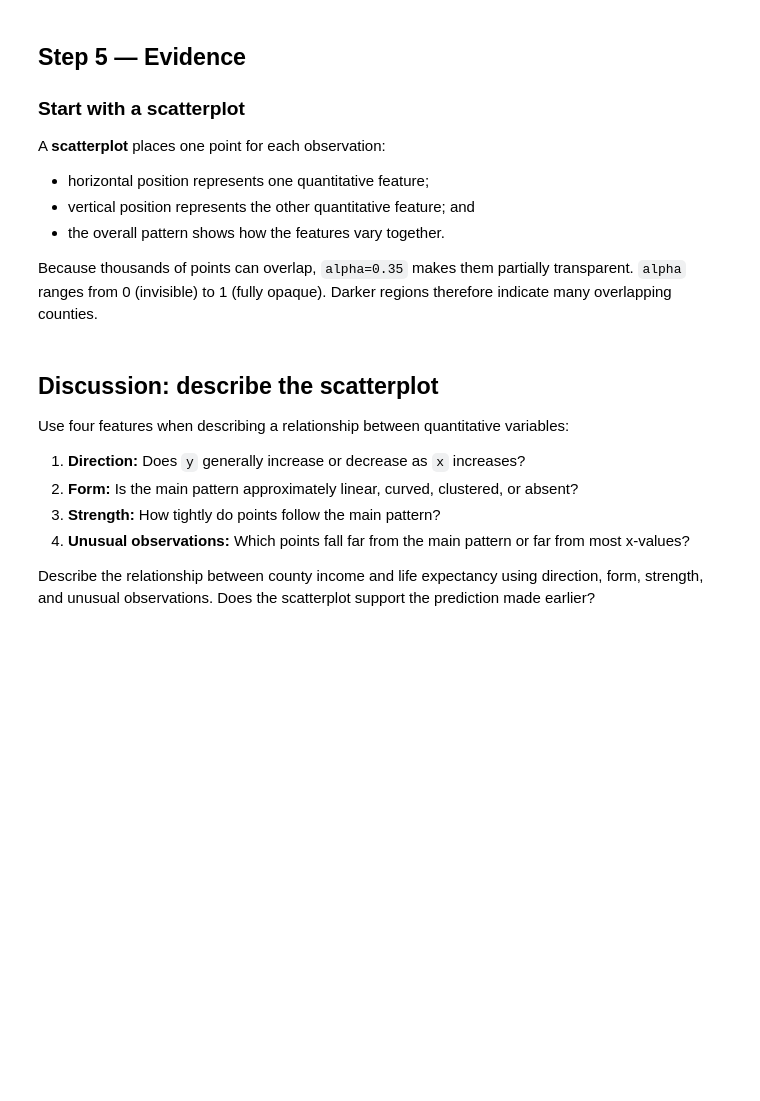
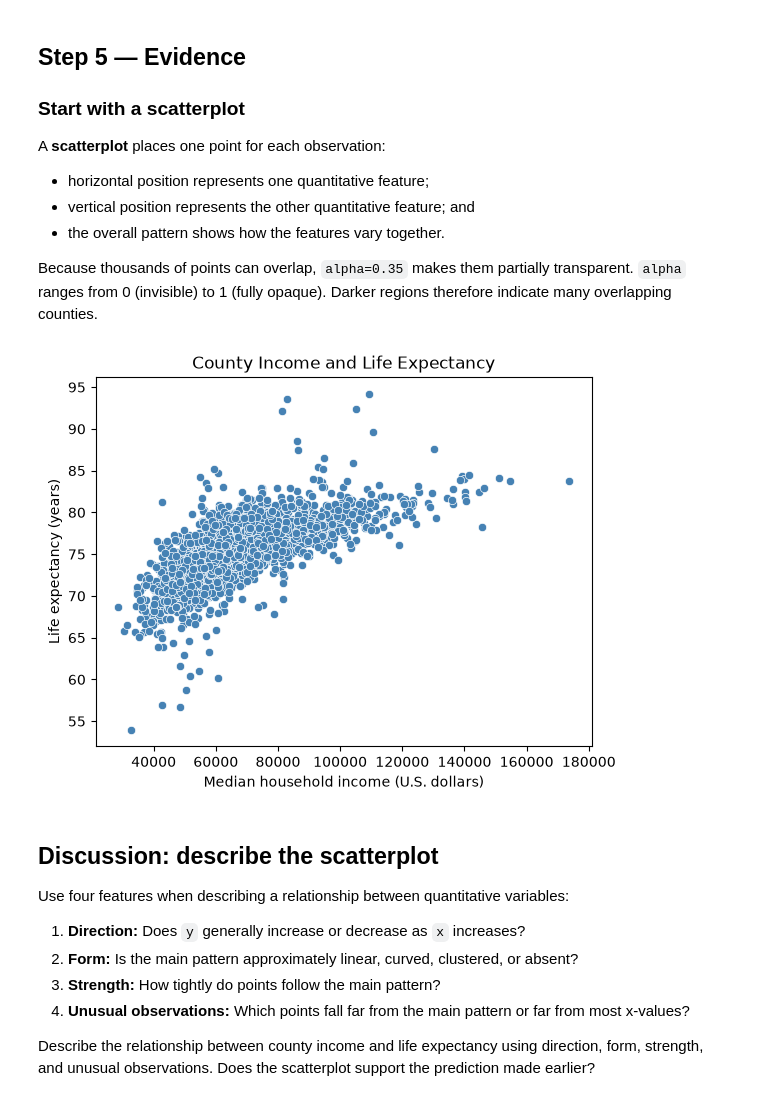
Before and after one commit to TagoeDev/Data_Visualization_and_Modeling_Campus, a Jupyter notebook: week03/lecture/Lecture - Relationships Between Quantitative Features.ipynb, the cells around one changed output. Drawn from its saved outputs; the diff is of its cells as text; code cells hidden in the pictures; blank space fills up the shorter version.

```diff
--- a/week03/lecture/Lecture - Relationships Between Quantitative Features.ipynb
+++ b/week03/lecture/Lecture - Relationships Between Quantitative Features.ipynb
@@ -53,3 +58,7 @@ We expect that counties with greater income may also have greater life expectanc
 ## Step 2 — Data
 
 Read the fixed dataset. The FIPS code is an identifier rather than a quantity, so `dtype={"county_fips": "string"}` preserves leading zeros and prevents arithmetic from being applied to it.
+# %%
+county_health = pd.read_csv('data/county_health_rankings_2025.csv', dtype={'county_fips':"string"})
+
+county_health.head()
@@ -93,0 +138,4 @@ In the next class, we will learn another strategy for handling some kinds of mis
+# %%
+analysis = county_health.dropna().copy()
+
+analysis.isnull().sum()
@@ -114,15 +219,17 @@ Because thousands of points can overlap, `alpha=0.35` makes them partially trans
 # %%
 sns.scatterplot(
     data=analysis,
     x="median_household_income_usd",
     y="life_expectancy_years",
-    alpha=0.35,
+    # alpha=0.35,
     color="steelblue"
 )
 plt.title("County Income and Life Expectancy")
 plt.xlabel("Median household income (U.S. dollars)")
 plt.ylabel("Life expectancy (years)")
 plt.show()
+# %% [output]
+[figure, added]
 # %% [markdown]
 ## Discussion: describe the scatterplot
 
```
Also changed, not shown: parts of 32 cells of this notebook, 1 other file.
